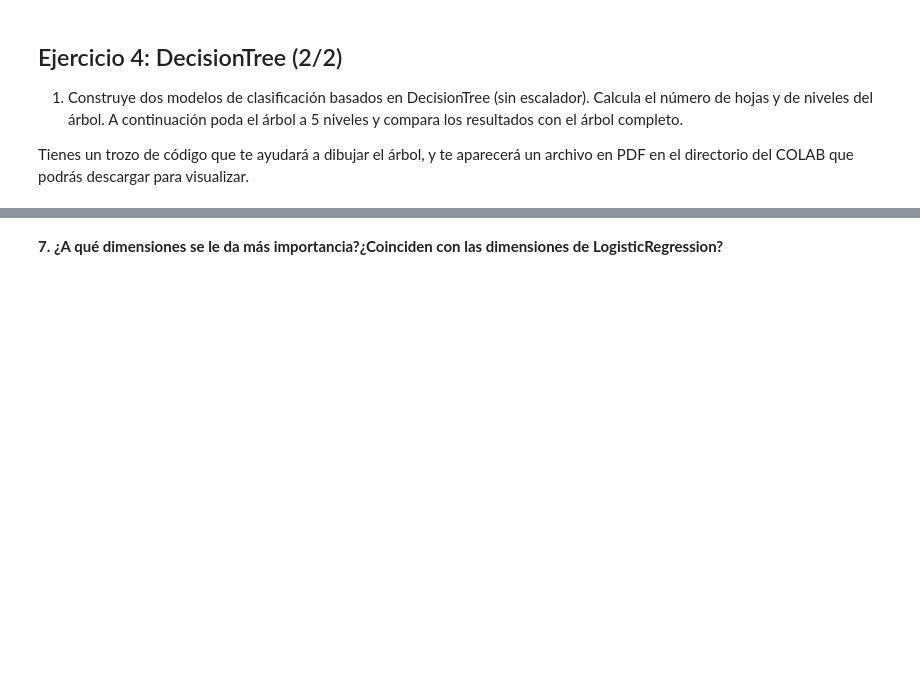
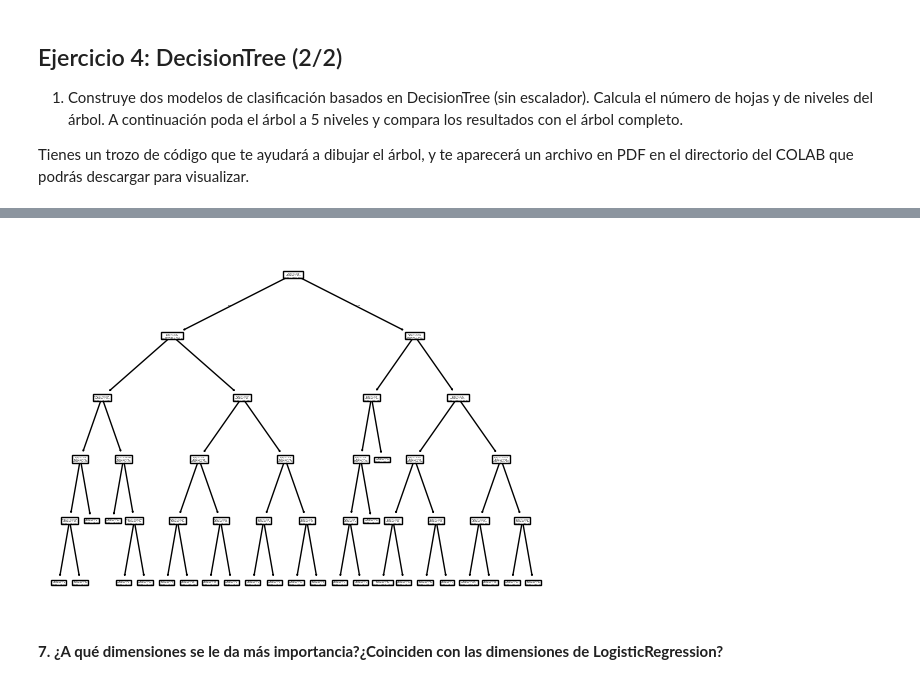
Before and after one commit to jimenami/master_ciencia_datos, a Jupyter notebook: DATA_MINING/DM2025_Clasificación.ipynb, the cells around one changed output, grey strips where cells are left out. Drawn from its saved outputs; the diff is of its cells as text; code cells hidden in the pictures; blank space fills up the shorter version.

```diff
--- a/DATA_MINING/DM2025_Clasificación.ipynb
+++ b/DATA_MINING/DM2025_Clasificación.ipynb
@@ -540,2 +578,13 @@ plt.savefig('Nombre_del_archivo.pdf')
+# %%
+from sklearn import tree
+# Para guardar el árbol con una resolución que se pueda ver
+import matplotlib.pyplot as plt
+
+# "model" la variable que tiene el modelo de ML que quieres dibujar
+
+tree.plot_tree(arbol2)
+plt.savefig('arbol_podado.pdf')
+# %% [output]
+[figure, added]
 # %% [markdown]
 **7.   ¿A qué dimensiones se le da más importancia?¿Coinciden con las dimensiones de LogisticRegression?**
```
Also changed, not shown: parts of 11 cells of this notebook.
